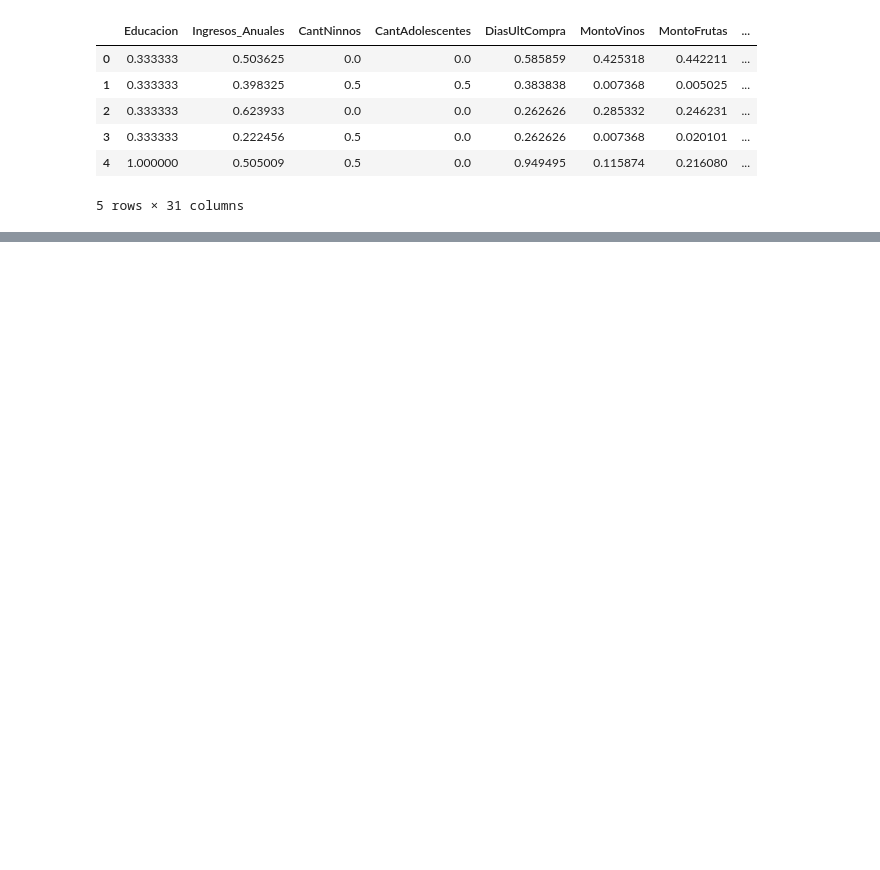
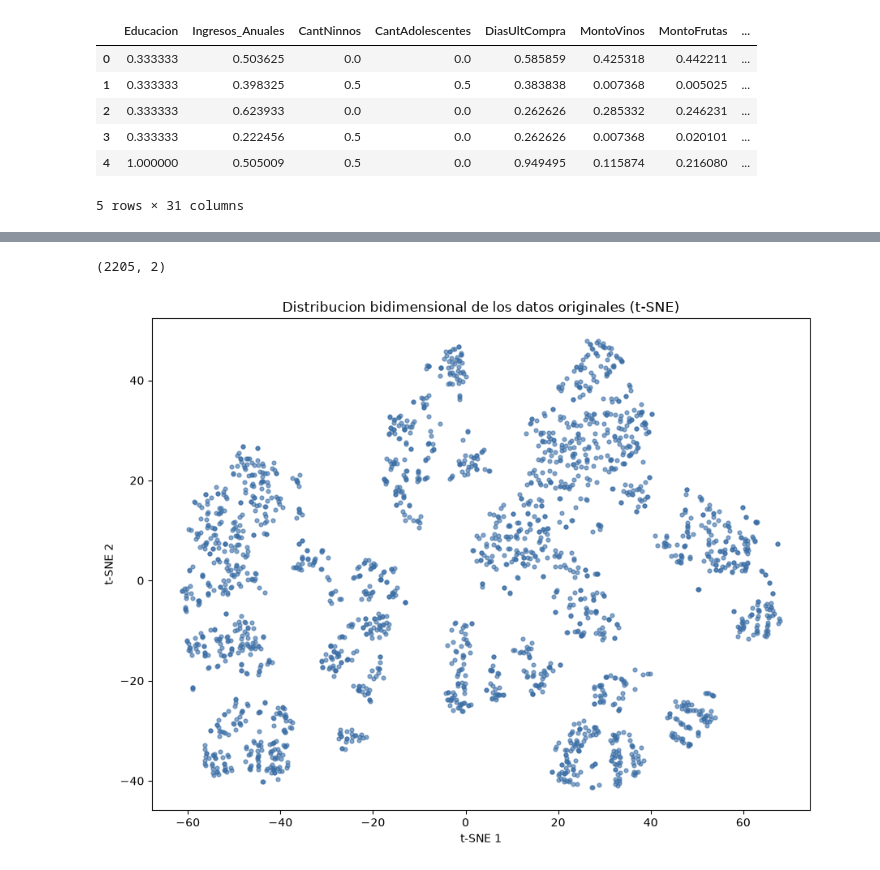
Before and after one commit to gabriel1-du/Aprendizaje-no-supervisado-Reduccion-de-dimensionaldiad-Clustering-y-validacion-, a Jupyter notebook: notebooks/notebook.ipynb, the cells around one changed output, grey strips where cells are left out. Saved outputs shown, nothing was run; the diff lists cells and outputs as text; code cells hidden in the pictures; blank space fills up the shorter version.

```diff
--- a/notebooks/notebook.ipynb
+++ b/notebooks/notebook.ipynb
@@ -26,0 +185,23 @@ df.head()
+# %%
+from sklearn.manifold import TSNE
+
+# Proyectamos los datos originales a 2 dimensiones
+tsne = TSNE(n_components=2, random_state=42)
+tsne_2d = tsne.fit_transform(df)
+
+tsne_2d.shape
+# %% [output]
+(2205, 2)
+# %%
+# Visualizacion de la distribucion bidimensional
+import matplotlib.pyplot as plt
+
+fig, ax = plt.subplots(figsize=(9, 7))
+ax.scatter(tsne_2d[:, 0], tsne_2d[:, 1], s=12, alpha=0.6, c="#3b6ea5")
+ax.set_xlabel("t-SNE 1")
+ax.set_ylabel("t-SNE 2")
+ax.set_title("Distribucion bidimensional de los datos originales (t-SNE)")
+plt.tight_layout()
+plt.show()
+# %% [output]
+[figure, added]
```
Also changed, not shown: parts of 19 cells of this notebook.
